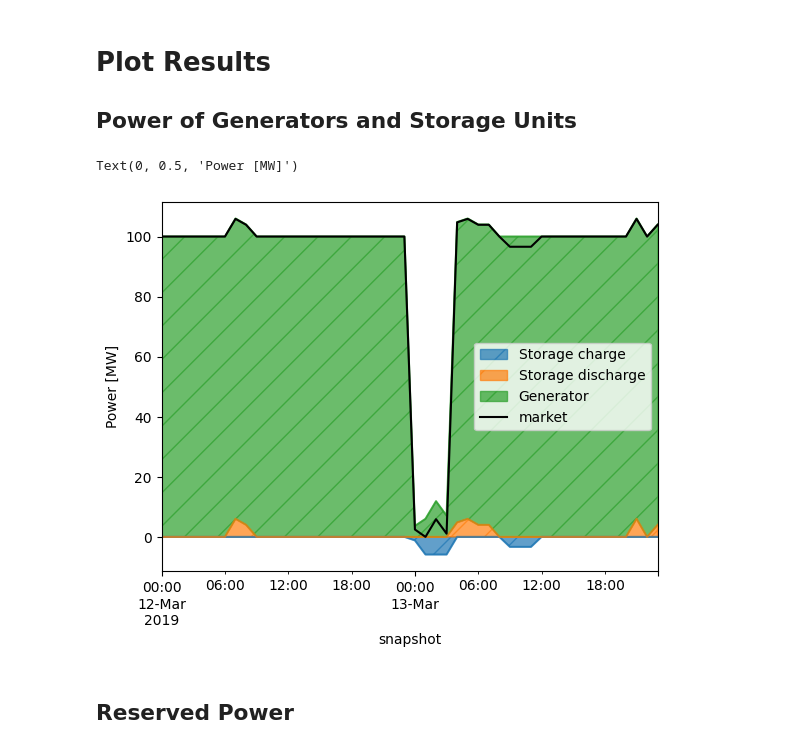
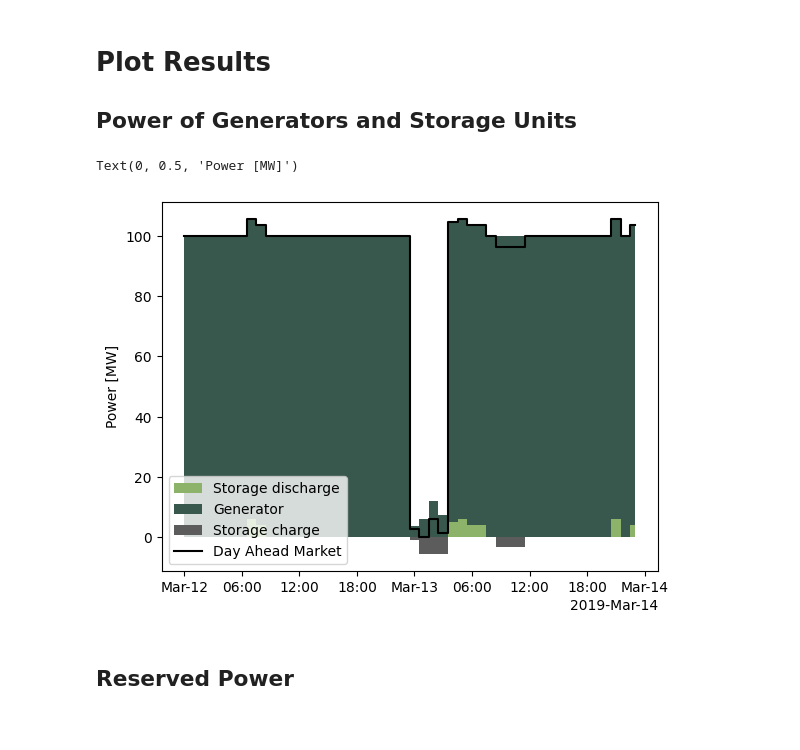
Before and after one commit to PPGS-Tools/PyPSA-stochUC, a Jupyter notebook: example.ipynb, the cells around one changed output. Saved outputs shown, nothing was run; the diff lists cells and outputs as text; code cells hidden in the pictures.

Commit message:
add second batch of plots

```diff
--- a/example.ipynb
+++ b/example.ipynb
@@ -6,6 +6,8 @@ import matplotlib.pyplot as plt
 from src.util import testData
 import src.model.reserve_market_functionality as rmf
 import src.model.power_market_functionality as pmf
+
+plt.rcParams['axes.prop_cycle'] = plt.cycler(color=['#8cb369', '#38574d', '#5c5c5c', '#efd657', '#bc4b51'])
 # %%
 df = testData().loc["2019-03-12":"2019-03-13"]
 # %% [markdown]
@@ -90,25 +91,28 @@ Writing the solution to /tmp/linopy-solve-dmyep9ei.sol
 # %%
 from matplotlib.dates import ConciseDateFormatter, AutoDateLocator
 
 p_gen = n.generators_t.p["gen1"]
 p_stu = n.storage_units_t.p["bat"]
 p_market = -n.generators_t.p["da"]
 
 # split the storage unit power into charging and discharging
 p_stu_charge = p_stu.clip(upper=0)
 p_stu_discharge = p_stu.clip(lower=0)
 
-p_stacked = pd.concat([p_stu_charge, p_stu_discharge,p_gen], axis=1, keys=["Storage charge", "Storage discharge","Generator", ])
-ax = p_stacked.plot.area(stacked=True, alpha=0.7)
-for area in ax.collections:
-    area.set_hatch('/')
-p_market.plot(ax=ax, color="black", label="market")
+p_stacked = pd.concat([p_stu_discharge,p_gen], axis=1, keys=["Storage discharge","Generator"])
+fig, ax = plt.subplots()
+ax.stackplot(snapshots, p_stacked.T, labels=p_stacked.columns, step="mid")
+ax.stackplot(snapshots, p_stu_charge.T, labels=["Storage charge"], step="mid")
+ax.step(snapshots, p_market, label="Day Ahead Market", color="black", where="mid")
+
+ax.xaxis.set_major_locator(AutoDateLocator())
+ax.xaxis.set_major_formatter(ConciseDateFormatter(AutoDateLocator()))
 
 ax.legend()
 ax.set_ylabel("Power [MW]")
 # %% [output]
 Text(0, 0.5, 'Power [MW]')
-[figure, old version]
+[figure, new version]
 # %% [markdown]
 ## Reserved Power
 # %%
```
Also changed, not shown: parts of 8 cells of this notebook.
